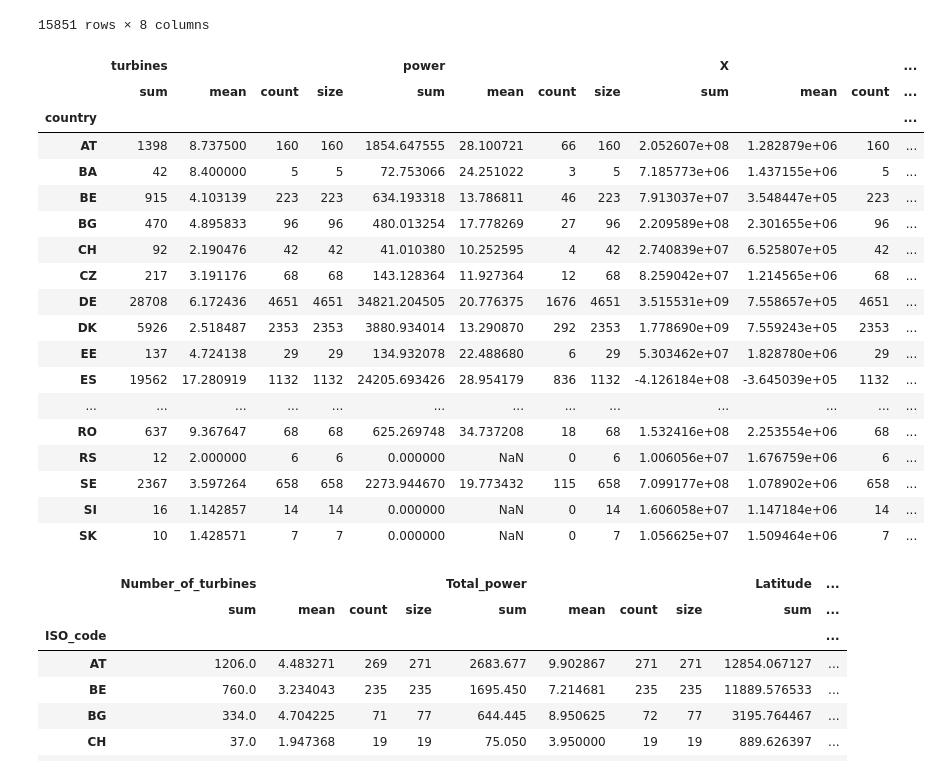
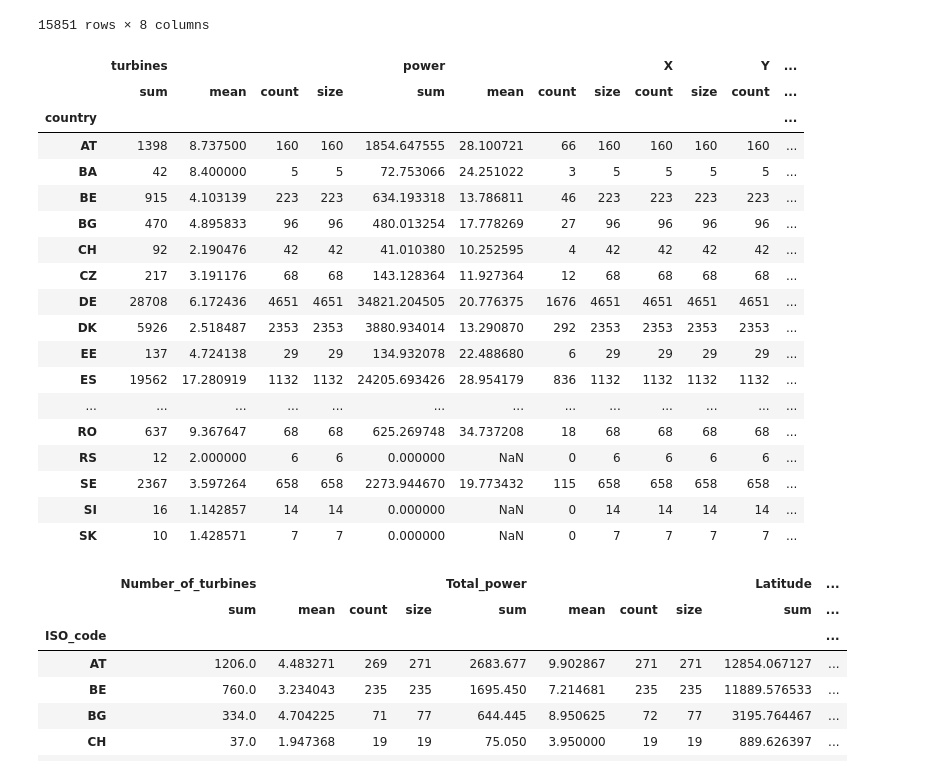
Before and after one commit to JanFrederickUnnewehr/wind_dataset_comparison, a Jupyter notebook: main.ipynb, the cells around one changed output. Cells and saved outputs as stored; diff of their text form; code cells hidden in the pictures.

```diff
--- a/main.ipynb
+++ b/main.ipynb
@@ -173,25 +173,30 @@ H_Wind
 | 33514 | 1.566418e+06 | 7.131704e+06 | FI | 80 | 11.262529 | 0 | 0 | 42.143031 |
 15851 rows × 8 columns
 # %%
-H_Wind[['turbines','power','country','X','Y']].groupby(['country']).agg(['sum','mean', 'count', 'size'])
+H_Wind[['turbines','power','country','X','Y']].groupby(['country'])\
+                                                .agg({\
+                                                    'turbines': ['sum','mean', 'count', 'size'],
+                                                    'power' : ['sum','mean', 'count', 'size'],
+                                                    'X' : ['count', 'size'],
+                                                    'Y' : ['count', 'size']})
 # %% [output]
-|  | turbines |  |  |  | power |  |  |  | X |  |  | ... |
-|  | sum | mean | count | size | sum | mean | count | size | sum | mean | count | ... |
+|  | turbines |  |  |  | power |  |  |  | X |  | Y | ... |
+|  | sum | mean | count | size | sum | mean | count | size | count | size | count | ... |
 | country |  |  |  |  |  |  |  |  |  |  |  | ... |
-| AT | 1398 | 8.737500 | 160 | 160 | 1854.647555 | 28.100721 | 66 | 160 | 2.052607e+08 | 1.282879e+06 | 160 | ... |
-| BA | 42 | 8.400000 | 5 | 5 | 72.753066 | 24.251022 | 3 | 5 | 7.185773e+06 | 1.437155e+06 | 5 | ... |
-| BE | 915 | 4.103139 | 223 | 223 | 634.193318 | 13.786811 | 46 | 223 | 7.913037e+07 | 3.548447e+05 | 223 | ... |
-| BG | 470 | 4.895833 | 96 | 96 | 480.013254 | 17.778269 | 27 | 96 | 2.209589e+08 | 2.301655e+06 | 96 | ... |
-| CH | 92 | 2.190476 | 42 | 42 | 41.010380 | 10.252595 | 4 | 42 | 2.740839e+07 | 6.525807e+05 | 42 | ... |
-| CZ | 217 | 3.191176 | 68 | 68 | 143.128364 | 11.927364 | 12 | 68 | 8.259042e+07 | 1.214565e+06 | 68 | ... |
-| DE | 28708 | 6.172436 | 4651 | 4651 | 34821.204505 | 20.776375 | 1676 | 4651 | 3.515531e+09 | 7.558657e+05 | 4651 | ... |
-| DK | 5926 | 2.518487 | 2353 | 2353 | 3880.934014 | 13.290870 | 292 | 2353 | 1.778690e+09 | 7.559243e+05 | 2353 | ... |
-| EE | 137 | 4.724138 | 29 | 29 | 134.932078 | 22.488680 | 6 | 29 | 5.303462e+07 | 1.828780e+06 | 29 | ... |
-| ES | 19562 | 17.280919 | 1132 | 1132 | 24205.693426 | 28.954179 | 836 | 1132 | -4.126184e+08 | -3.645039e+05 | 1132 | ... |
+| AT | 1398 | 8.737500 | 160 | 160 | 1854.647555 | 28.100721 | 66 | 160 | 160 | 160 | 160 | ... |
+| BA | 42 | 8.400000 | 5 | 5 | 72.753066 | 24.251022 | 3 | 5 | 5 | 5 | 5 | ... |
+| BE | 915 | 4.103139 | 223 | 223 | 634.193318 | 13.786811 | 46 | 223 | 223 | 223 | 223 | ... |
+| BG | 470 | 4.895833 | 96 | 96 | 480.013254 | 17.778269 | 27 | 96 | 96 | 96 | 96 | ... |
+| CH | 92 | 2.190476 | 42 | 42 | 41.010380 | 10.252595 | 4 | 42 | 42 | 42 | 42 | ... |
+| CZ | 217 | 3.191176 | 68 | 68 | 143.128364 | 11.927364 | 12 | 68 | 68 | 68 | 68 | ... |
+| DE | 28708 | 6.172436 | 4651 | 4651 | 34821.204505 | 20.776375 | 1676 | 4651 | 4651 | 4651 | 4651 | ... |
+| DK | 5926 | 2.518487 | 2353 | 2353 | 3880.934014 | 13.290870 | 292 | 2353 | 2353 | 2353 | 2353 | ... |
+| EE | 137 | 4.724138 | 29 | 29 | 134.932078 | 22.488680 | 6 | 29 | 29 | 29 | 29 | ... |
+| ES | 19562 | 17.280919 | 1132 | 1132 | 24205.693426 | 28.954179 | 836 | 1132 | 1132 | 1132 | 1132 | ... |
 | ... | ... | ... | ... | ... | ... | ... | ... | ... | ... | ... | ... | ... |
-| RO | 637 | 9.367647 | 68 | 68 | 625.269748 | 34.737208 | 18 | 68 | 1.532416e+08 | 2.253554e+06 | 68 | ... |
-| RS | 12 | 2.000000 | 6 | 6 | 0.000000 | NaN | 0 | 6 | 1.006056e+07 | 1.676759e+06 | 6 | ... |
-| SE | 2367 | 3.597264 | 658 | 658 | 2273.944670 | 19.773432 | 115 | 658 | 7.099177e+08 | 1.078902e+06 | 658 | ... |
-| SI | 16 | 1.142857 | 14 | 14 | 0.000000 | NaN | 0 | 14 | 1.606058e+07 | 1.147184e+06 | 14 | ... |
-| SK | 10 | 1.428571 | 7 | 7 | 0.000000 | NaN | 0 | 7 | 1.056625e+07 | 1.509464e+06 | 7 | ... |
+| RO | 637 | 9.367647 | 68 | 68 | 625.269748 | 34.737208 | 18 | 68 | 68 | 68 | 68 | ... |
+| RS | 12 | 2.000000 | 6 | 6 | 0.000000 | NaN | 0 | 6 | 6 | 6 | 6 | ... |
+| SE | 2367 | 3.597264 | 658 | 658 | 2273.944670 | 19.773432 | 115 | 658 | 658 | 658 | 658 | ... |
+| SI | 16 | 1.142857 | 14 | 14 | 0.000000 | NaN | 0 | 14 | 14 | 14 | 14 | ... |
+| SK | 10 | 1.428571 | 7 | 7 | 0.000000 | NaN | 0 | 7 | 7 | 7 | 7 | ... |
 # %%
```
Also changed, not shown: parts of 1 cell of this notebook.
